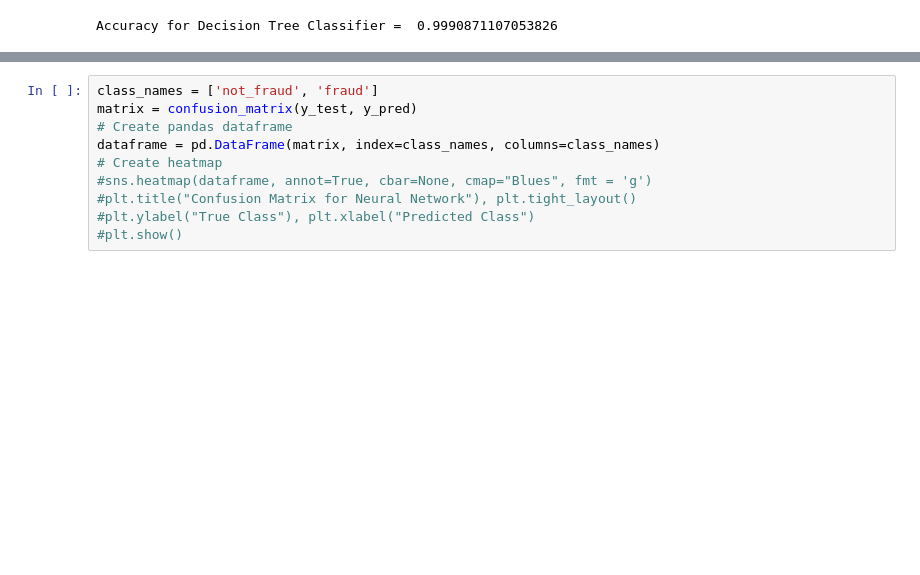
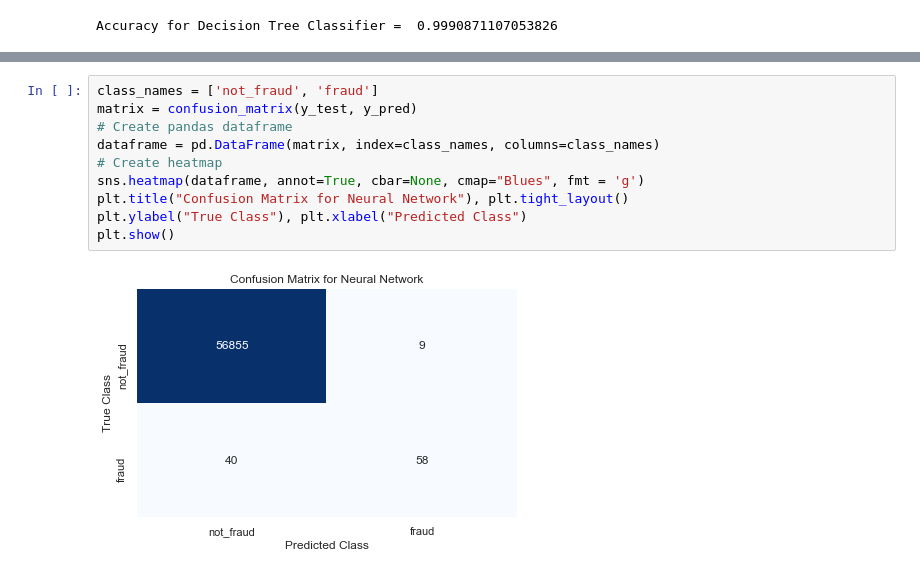
Before and after one commit to aameerhamza1801/Credit-Card-Fraud-Detection-Using-Different-ML-Techniques, a Jupyter notebook: FraudDetection.ipynb, the cells around one changed output, grey strips where cells are left out. Drawn from its saved outputs; the diff is of its cells as text; blank space fills up the shorter version.

```diff
--- a/FraudDetection.ipynb
+++ b/FraudDetection.ipynb
@@ -109,10 +113,12 @@ Accuracy for Neural Network 0.9991573329588147
 # %%
 class_names = ['not_fraud', 'fraud']
 matrix = confusion_matrix(y_test, y_pred)
 # Create pandas dataframe
 dataframe = pd.DataFrame(matrix, index=class_names, columns=class_names)
 # Create heatmap
-#sns.heatmap(dataframe, annot=True, cbar=None, cmap="Blues", fmt = 'g')
-#plt.title("Confusion Matrix for Neural Network"), plt.tight_layout()
-#plt.ylabel("True Class"), plt.xlabel("Predicted Class")
-#plt.show()
+sns.heatmap(dataframe, annot=True, cbar=None, cmap="Blues", fmt = 'g')
+plt.title("Confusion Matrix for Neural Network"), plt.tight_layout()
+plt.ylabel("True Class"), plt.xlabel("Predicted Class")
+plt.show()
+# %% [output]
+[figure, added]
```
Also changed, not shown: parts of 4 cells of this notebook.
